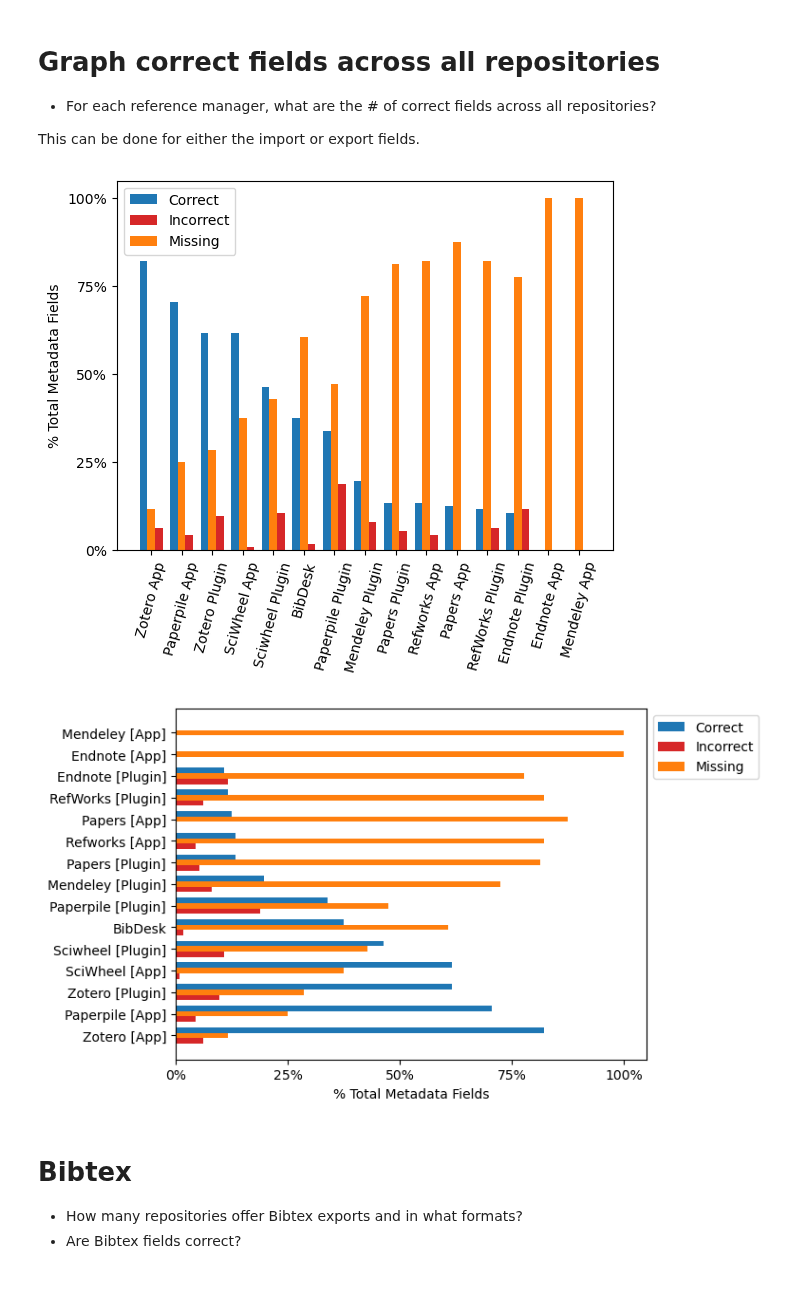
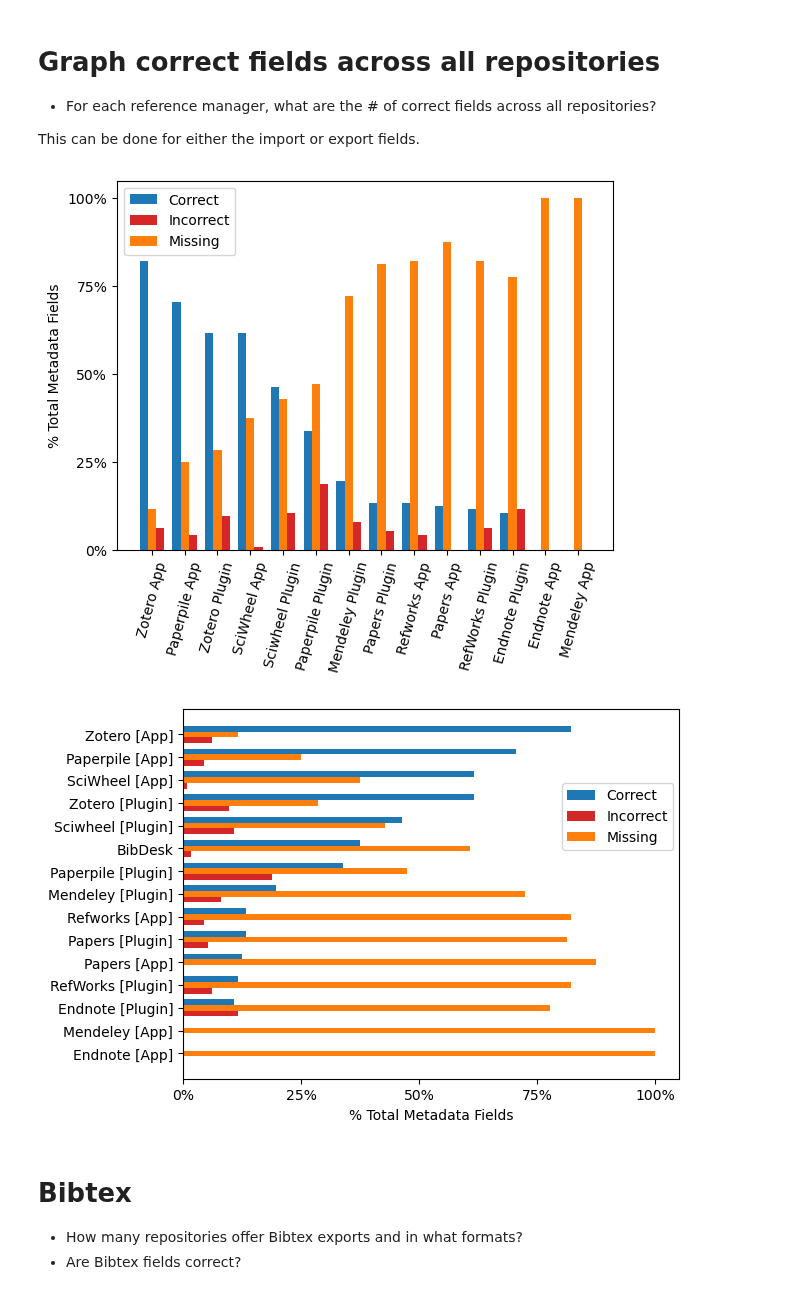
Before and after one commit to kvrouwenvelder/reference-manager-analysis, a Jupyter notebook: reference-manager-citations-ESIP.ipynb, the cells around one changed output. Saved outputs shown, nothing was run; the diff lists cells and outputs as text; code cells hidden in the pictures.

Commit message:
removed Bibdesk from graph of correct fields across all repos

```diff
--- a/reference-manager-citations-ESIP.ipynb
+++ b/reference-manager-citations-ESIP.ipynb
@@ -219,13 +219,14 @@ This can be done for either the import or export fields.
 filename2 = 'correct-fields-all-repos'
 
 # Must exclude crosscite for import
+# Also exclude bib_desk (import used for something different)
 
-list_of_dfs = (zotero_plugin,zotero_wizard,bib_desk,sciwheel_plugin, sciwheel_wizard,
+list_of_dfs = (zotero_plugin,zotero_wizard,sciwheel_plugin, sciwheel_wizard,
              endnote_plugin, endnote_wizard, papers_plugin,papers_wizard,paperpile_plugin,paperpile_wizard,mendeley_plugin,
                mendeley_wizard,refworks_plugin,refworks_wizard)
 
 # Get list of reference-manager-filename indices to add to repo-import-sums-df
-list_of_indices = reference_manager_filenames[2:7]+reference_manager_filenames[8:-1]
+list_of_indices = reference_manager_filenames[2:4]+reference_manager_filenames[5:7]+reference_manager_filenames[8:-1]
 
 
 
@@ -271,43 +272,45 @@ plt.show()
 
 repo_import_sums_df_sort.to_csv(str(filepath+filename+filename2+'.csv')) # Save CSV of df with graph data
 # %% [output]
-[figure, old version]
+[figure, new version]
 # %%
-# Horizonal bar graph of correct fields across all repositories
+# Horizontal version
 
-# Graph
+# Sort ascending = True to put correct values at top
+repo_import_sums_df_sort = repo_import_sums_df.sort_values(by=['sum_correct'],ascending = True)
+
 # Make graph
 
 fig, ax = plt.subplots()
 x = np.arange(len(list_of_dfs)) # of reference managers
 y = 14*8 # Max value possible for repo_export_sums for each ref manager. 14 repos, 8 fields per repo
 
 # Get xlabels from index and fix them up
 xlabels = repo_import_sums_df_sort.index.str.replace('-',' ') # Use labels from repo_import_sums_df_SORT index and remove hyphen
 xlabels = xlabels.str.replace('wizard','[App]') # change wizard to App
 xlabels = xlabels.str.replace('plugin','[Plugin]') # fix capitalization
 
 ylabels = ['0%','25%','50%','75%','100%']
 
 offset = 0.25
 width = 0.25
 
 # to get percentages: df[sum_column]/y*100
 
 # Graph all
 ax.barh(x + offset, (repo_import_sums_df_sort['sum_correct']/y*100), width, label = 'Correct', color = 'tab:blue')
-ax.barh(x - offset, (repo_import_sums_df_sort['sum_incorrect']/y*100), width, label = 'Incorrect', color = 'tab:red')
-ax.barh(x, (repo_import_sums_df_sort['sum_missing']/y*100), width, label = 'Missing', color = 'tab:orange')
+ax.barh(x - offset, (repo_import_sums_df_sort['sum_incorrect']/y*100),width, label = 'Incorrect', color = 'tab:red')
+ax.barh(x, (repo_import_sums_df_sort['sum_missing']/y*100), width,label = 'Missing', color = 'tab:orange')
 
 # set labels and ticks and axes
-ax.set_yticks(x,xlabels) # Either use repo_import_sums_df_sort.index for labels or new string, 'labels'
+ax.set_yticks(x,xlabels, rotation = 0) # Either use repo_import_sums_df_sort.index for labels or new string, 'labels'
 ax.set_xticks([0,25,50,75,100],ylabels) # Either [0,y/4,y/2,3*y/4,y] for raw # metadata fields or [0, 25, 50, 100] for %
 ax.set_xlabel('% Total Metadata Fields')
-ax.legend(bbox_to_anchor = (1., 1))
+ax.legend(bbox_to_anchor=(0.75, 0.6))
 
 plt.show()
 # %% [output]
-[figure, old version]
+[figure, new version]
 # %% [markdown]
 # Bibtex
 * How many repositories offer Bibtex exports and in what formats?
```
Also changed, not shown: parts of 7 cells of this notebook.
